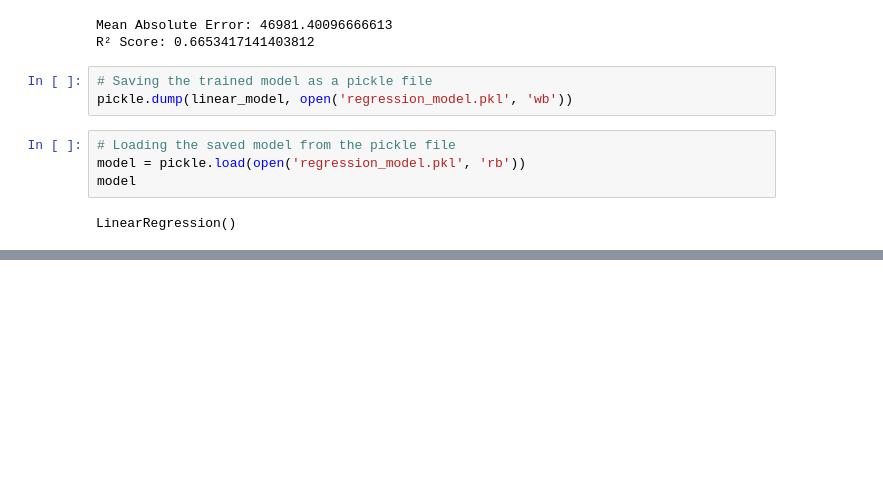
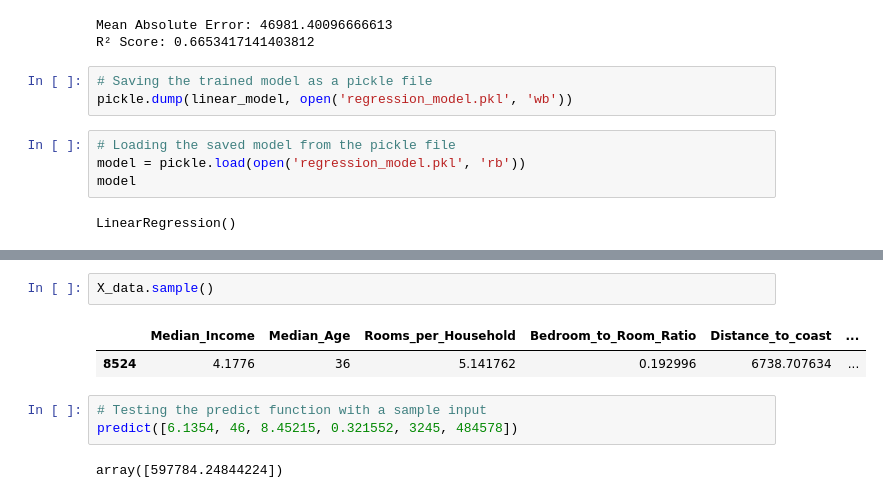
Before and after one commit to SujitChintala/California-House-Price-Prediction, a Jupyter notebook: main.ipynb, the cells around one changed output, grey strips where cells are left out. Cells and saved outputs as stored; diff of their text form; blank space fills up the shorter version.

Commit message:
test predict function

```diff
--- a/main.ipynb
+++ b/main.ipynb
@@ -640,0 +653,10 @@ LinearRegression()
+# %%
+X_data.sample()
+# %% [output]
+|  | Median_Income | Median_Age | Rooms_per_Household | Bedroom_to_Room_Ratio | Distance_to_coast | ... |
+| 8524 | 4.1776 | 36 | 5.141762 | 0.192996 | 6738.707634 | ... |
+# %%
+# Testing the predict function with a sample input
+predict([6.1354, 46, 8.45215, 0.321552, 3245, 484578])
+# %% [output]
+array([597784.24844224])
```
Also changed, not shown: parts of 2 cells of this notebook.
